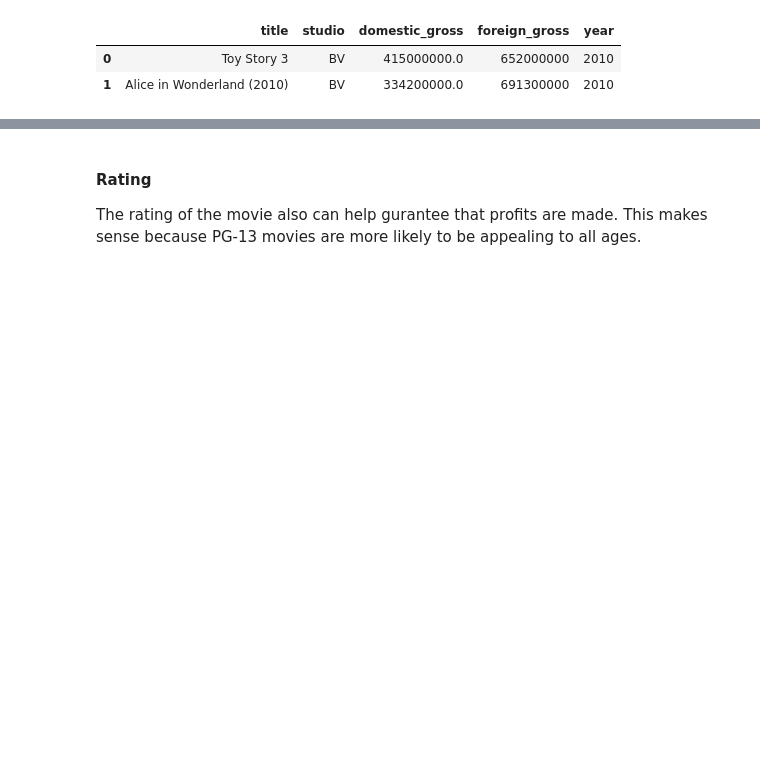
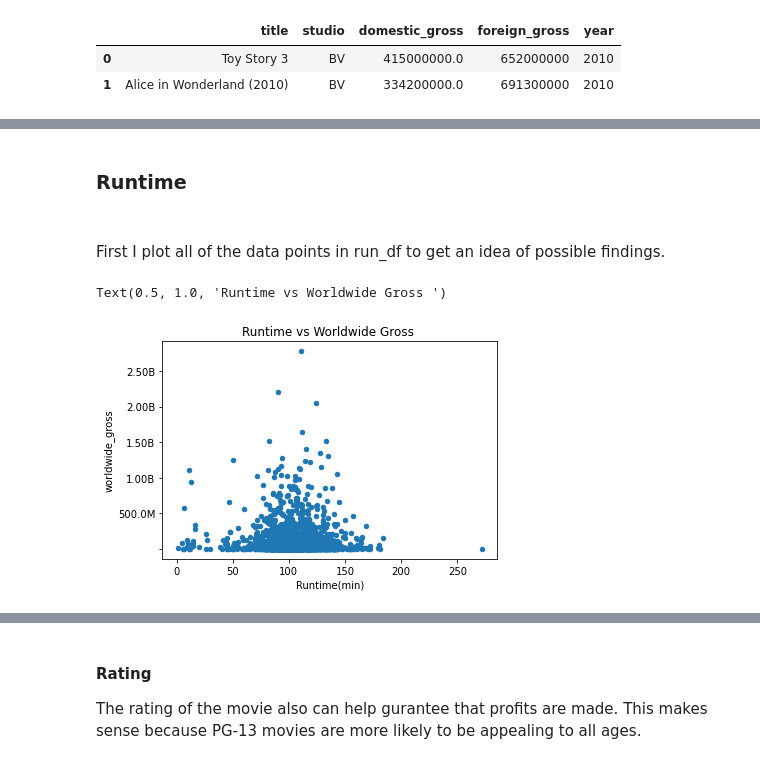
Before and after one commit to Eucalyptusss/dsc-phase-1-project, a Jupyter notebook: microsoft_movies_anaylysis.ipynb, the cells around one changed output, grey strips where cells are left out. Cells and saved outputs as stored; diff of their text form; code cells hidden in the pictures; blank space fills up the shorter version.

```diff
--- a/microsoft_movies_anaylysis.ipynb
+++ b/microsoft_movies_anaylysis.ipynb
@@ -145,0 +655,5 @@ g =  dmi_df.loc[dmi_df.rating=='G'].box_office.mean()
+# %%
+to_remove = run_df.loc[(run_df.worldwide_gross == 0) & \
+          (run_df.domestic_gross == 0)].index
+for idx in to_remove:
+    run_df.drop([idx],inplace=True)
@@ -145,0 +666,7 @@ g =  dmi_df.loc[dmi_df.rating=='G'].box_office.mean()
+# %%
+to_remove = run_df.loc[run_df.domestic_gross == 0].index
+for idx in to_remove:
+    run_df.drop([idx],inplace=True)
+
+print("The number of zeros in this column are:"+
+      str(run_df.loc[run_df.domestic_gross == 0].shape[0]))
@@ -175,0 +797,14 @@ viz.run_all(run_df)
+# %% [markdown]
+### __Runtime__
+# %% [markdown]
+####
+First I plot all of the data points in run_df to get an idea of possible findings.
+# %%
+x_lab= "Runtime(min)"
+ax = run_df.plot.scatter(x='runtime',y='worldwide_gross')
+ax.yaxis.set_major_formatter(dp.format_num)
+ax.set_xlabel(x_lab)
+ax.set_title("Runtime vs Worldwide Gross ")
+# %% [output]
+Text(0.5, 1.0, 'Runtime vs Worldwide Gross ')
+[figure, added]
```
Also changed, not shown: parts of 134 cells of this notebook, 10 other files.
